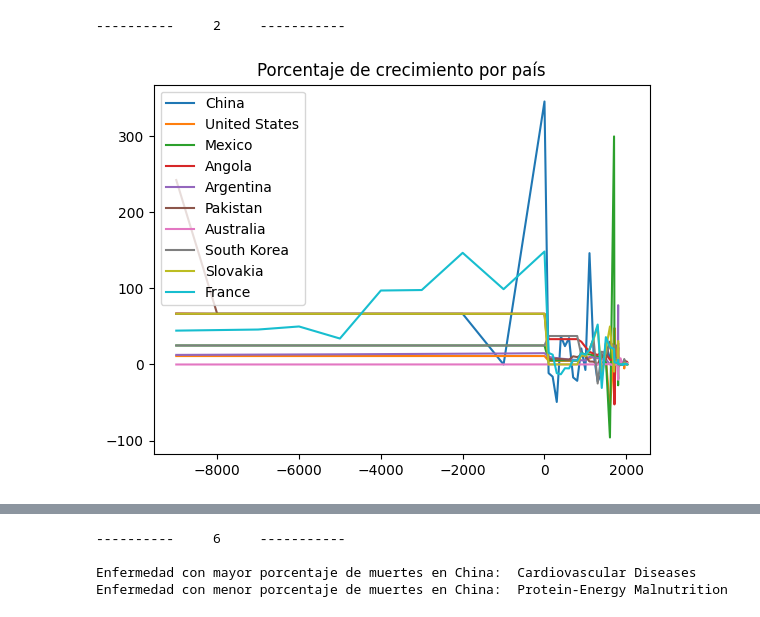
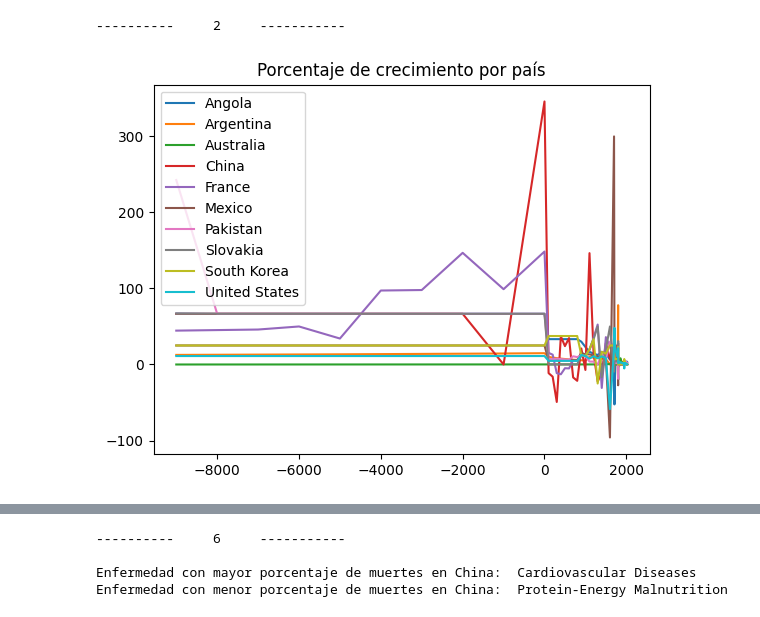
Before and after one commit to AI-2003/PoblacionDAI, a Jupyter notebook: README.ipynb, the cells around one changed output, grey strips where cells are left out. Saved outputs shown, nothing was run; the diff lists cells and outputs as text; code cells hidden in the pictures.

```diff
--- a/README.ipynb
+++ b/README.ipynb
@@ -37,36 +68,24 @@ Tabla de porcentajes:
 # %%
 print("\n----------     2     -----------\n")
-countryList = [
-    "China",
-    "United States",
-    "Mexico",
-    "Angola",
-    "Argentina",
-    "Pakistan",
-    "Australia",
-    "South Korea",
-    "Slovakia",
-    "France"
-]
 # Creamos un DataFrame con los años, sin repeticiones, como columnas
 
 growth = pd.DataFrame(index=pd.unique(population["Year"]))
-# Agrupamos y calculamos el crecimiento en cada país
+# Obtenemos la población por cada país
 
-for entity in countryList:
-    growth[entity] = population[population["Entity"]==entity]["Population (historical estimates)"].values
+for entity, df in population.groupby("Entity"):
+    growth[entity] = df["Population (historical estimates)"].values
 #Calculamos los porcentajes de crecimiento en las columnas de los países
 
 growth=growth.pct_change()*100
 #Graficamos
 
 growth.plot(title="Porcentaje de crecimiento por país")
 #Cerramos gráfica
 
 plt.show()
 plt.close()
 # %% [output]
 ----------     2     -----------
-[figure, old version]
+[figure, new version]
 # %%
 print("\n----------     3     -----------\n")
```
Also changed, not shown: parts of 5 cells of this notebook, 11 other files.
